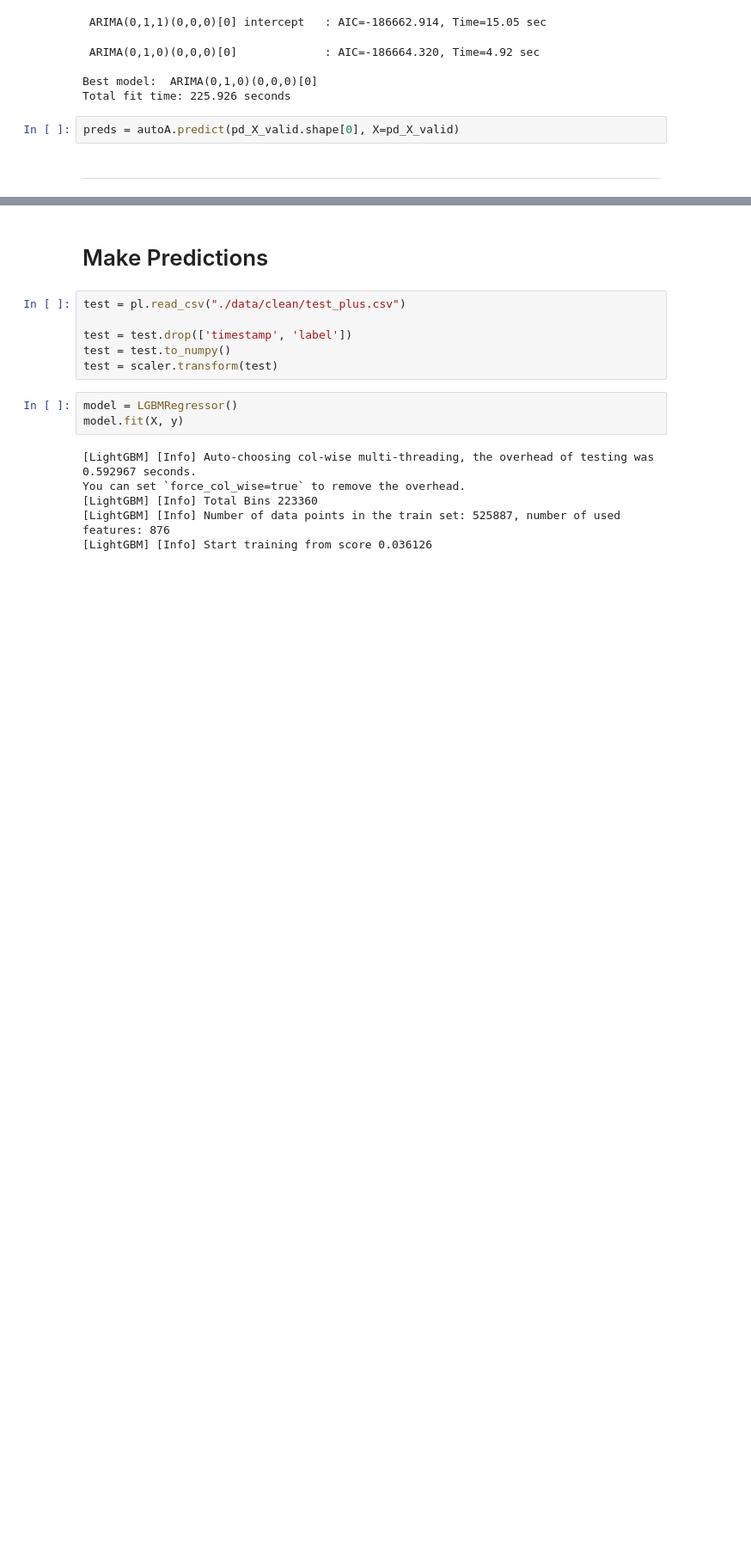
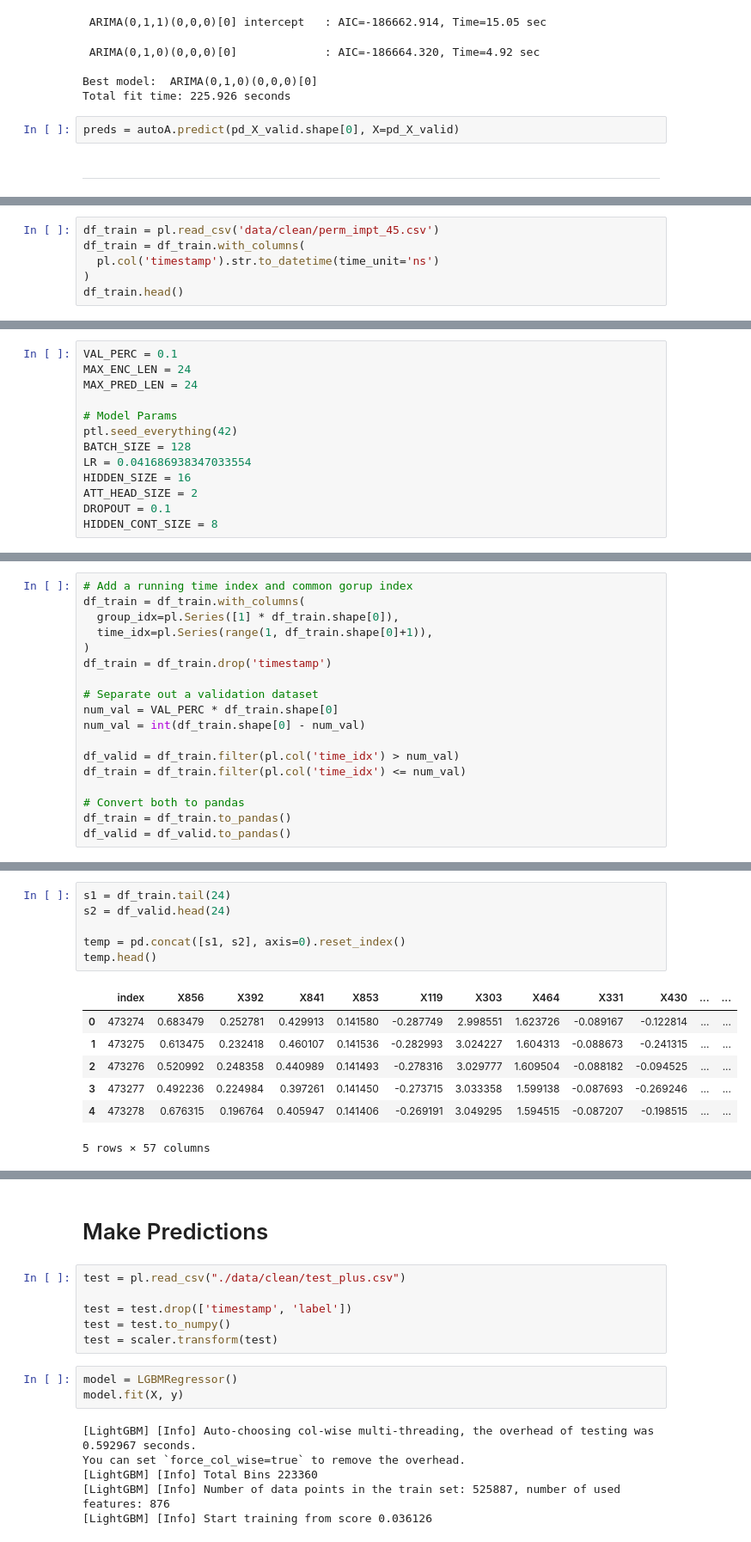
Before and after one commit to minimartzz/drw-crypto-market-prediction, a Jupyter notebook: model_testing.ipynb, the cells around one changed output, grey strips where cells are left out. Shown: that part at 86% size. Cells and saved outputs as stored; diff of their text form; blank space fills up the shorter version.

Commit message:
Update: Started on transformer model

```diff
--- a/model_testing.ipynb
+++ b/model_testing.ipynb
@@ -374,0 +392,6 @@ preds = autoA.predict(pd_X_valid.shape[0], X=pd_X_valid)
+# %%
+df_train = pl.read_csv('data/clean/perm_impt_45.csv')
+df_train = df_train.with_columns(
+  pl.col('timestamp').str.to_datetime(time_unit='ns')
+)
+df_train.head()
@@ -374,0 +407,13 @@ preds = autoA.predict(pd_X_valid.shape[0], X=pd_X_valid)
+# %%
+VAL_PERC = 0.1
+MAX_ENC_LEN = 24
+MAX_PRED_LEN = 24
+
+# Model Params
+ptl.seed_everything(42)
+BATCH_SIZE = 128
+LR = 0.041686938347033554
+HIDDEN_SIZE = 16
+ATT_HEAD_SIZE = 2
+DROPOUT = 0.1
+HIDDEN_CONT_SIZE = 8
@@ -374,0 +422,18 @@ preds = autoA.predict(pd_X_valid.shape[0], X=pd_X_valid)
+# %%
+# Add a running time index and common gorup index
+df_train = df_train.with_columns(
+  group_idx=pl.Series([1] * df_train.shape[0]),
+  time_idx=pl.Series(range(1, df_train.shape[0]+1)),
+)
+df_train = df_train.drop('timestamp')
+
+# Separate out a validation dataset
+num_val = VAL_PERC * df_train.shape[0]
+num_val = int(df_train.shape[0] - num_val)
+
+df_valid = df_train.filter(pl.col('time_idx') > num_val)
+df_train = df_train.filter(pl.col('time_idx') <= num_val)
+
+# Convert both to pandas
+df_train = df_train.to_pandas()
+df_valid = df_valid.to_pandas()
@@ -374,0 +558,14 @@ preds = autoA.predict(pd_X_valid.shape[0], X=pd_X_valid)
+# %%
+s1 = df_train.tail(24)
+s2 = df_valid.head(24)
+
+temp = pd.concat([s1, s2], axis=0).reset_index()
+temp.head()
+# %% [output]
+|  | index | X856 | X392 | X841 | X853 | X119 | X303 | X464 | X331 | X430 | ... | ... |
+| 0 | 473274 | 0.683479 | 0.252781 | 0.429913 | 0.141580 | -0.287749 | 2.998551 | 1.623726 | -0.089167 | -0.122814 | ... | ... |
+| 1 | 473275 | 0.613475 | 0.232418 | 0.460107 | 0.141536 | -0.282993 | 3.024227 | 1.604313 | -0.088673 | -0.241315 | ... | ... |
+| 2 | 473276 | 0.520992 | 0.248358 | 0.440989 | 0.141493 | -0.278316 | 3.029777 | 1.609504 | -0.088182 | -0.094525 | ... | ... |
+| 3 | 473277 | 0.492236 | 0.224984 | 0.397261 | 0.141450 | -0.273715 | 3.033358 | 1.599138 | -0.087693 | -0.269246 | ... | ... |
+| 4 | 473278 | 0.676315 | 0.196764 | 0.405947 | 0.141406 | -0.269191 | 3.049295 | 1.594515 | -0.087207 | -0.198515 | ... | ... |
+5 rows × 57 columns
```
Also changed, not shown: parts of 13 cells of this notebook, 1 other file.
